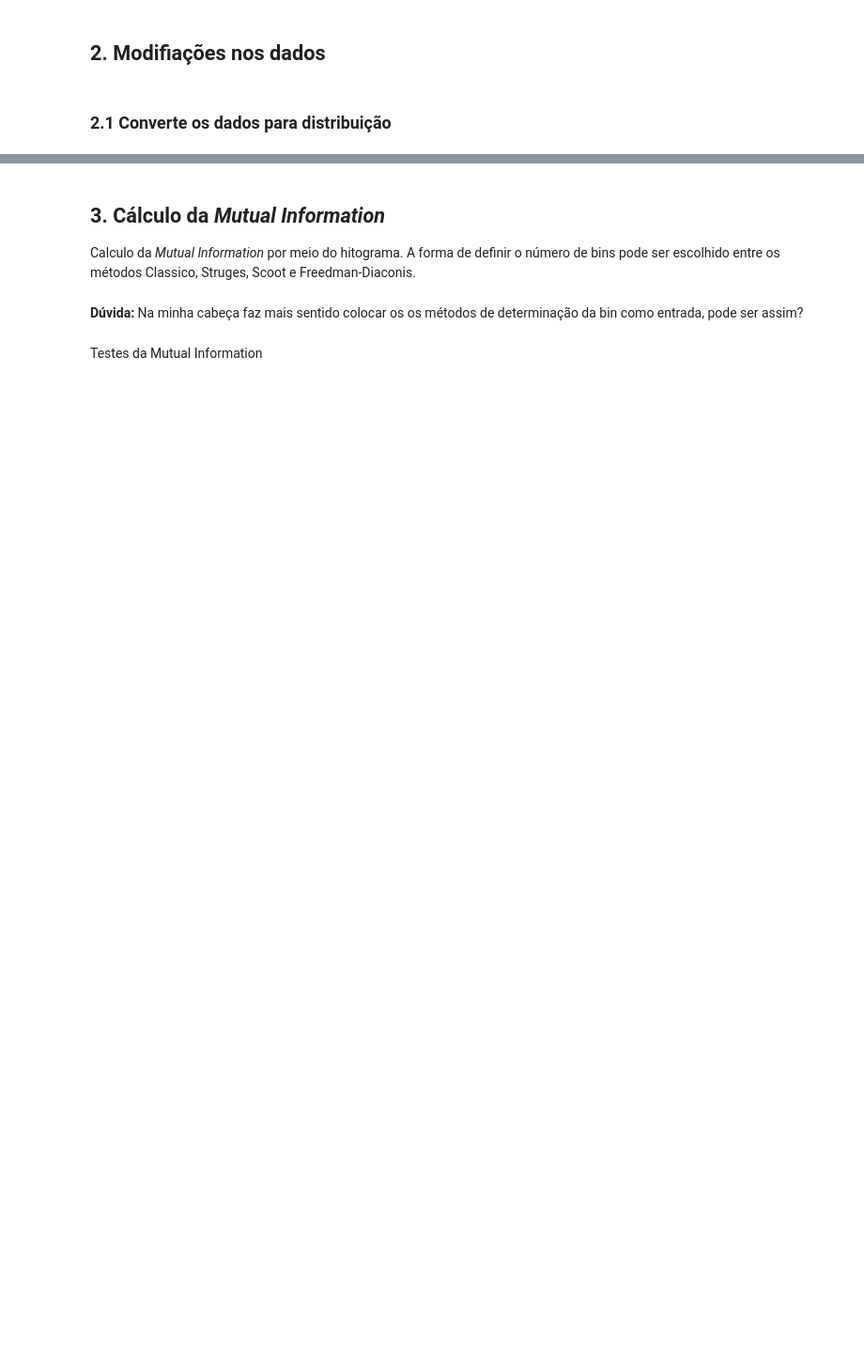
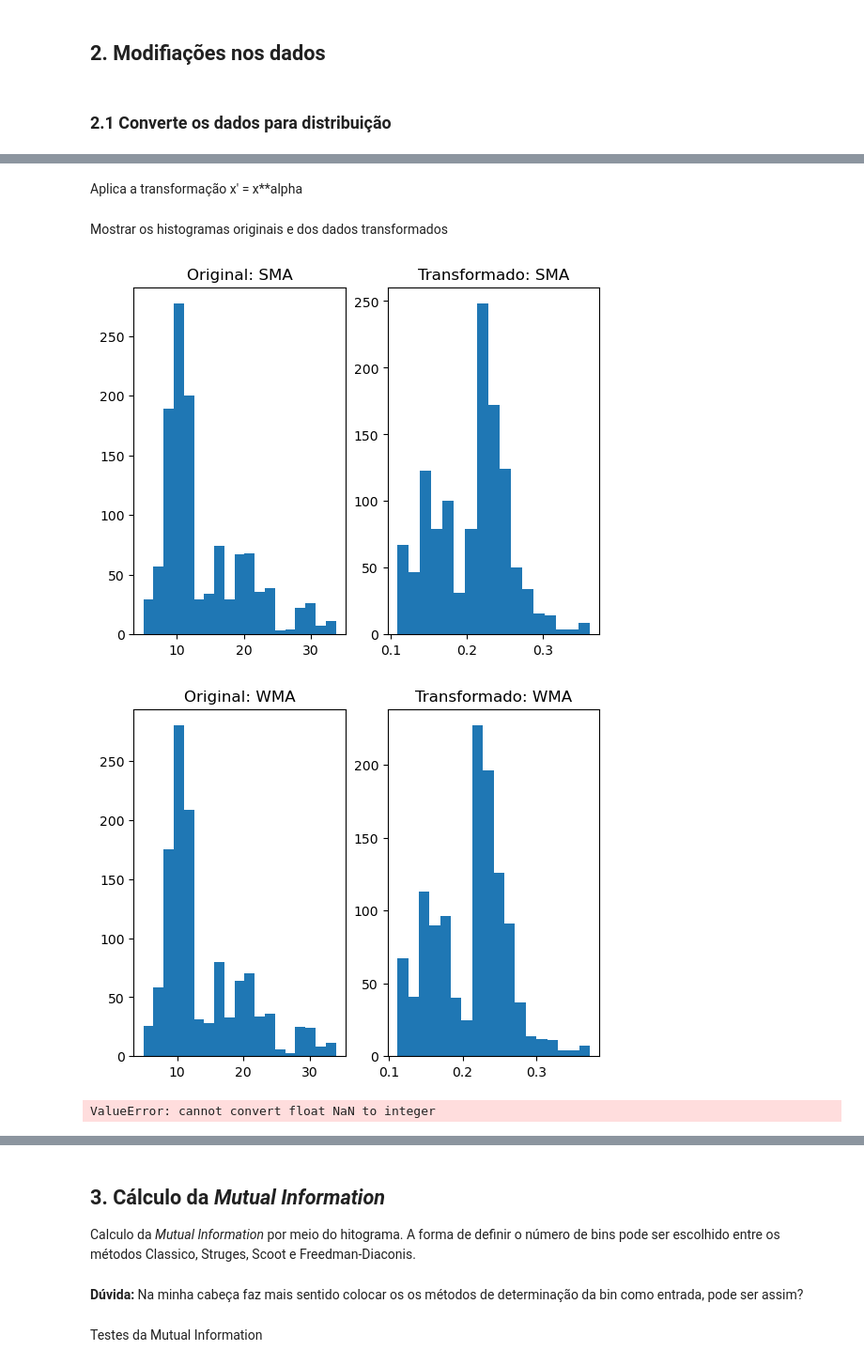
Before and after one commit to c-mmonteiro/t1-algo-feature, a Jupyter notebook: Trabaho1_MI.ipynb, the cells around one changed output, grey strips where cells are left out. Shown: that part at 94% size. Cells and saved outputs as stored; diff of their text form; code cells hidden in the pictures; blank space fills up the shorter version.

Commit message:
começo de transform

```diff
--- a/Trabaho1_MI.ipynb
+++ b/Trabaho1_MI.ipynb
@@ -124,0 +135,26 @@ dados_bins
+# %%
+from scipy.stats import shapiro
+import optuna as opt
+
+opt.logging.set_verbosity(opt.logging.CRITICAL)
+
+def objective(trial, col_idx):
+    col = dados.columns[col_idx]
+    alpha = trial.suggest_float('alpha', -1.0, 1.0)
+    try:
+        dados_transf = dados[col]**alpha
+        if np.any(np.isnan(dados_transf)) or np.any(np.isinf(dados_transf)):
+            return -np.inf  # penaliza soluções inválidas
+        stat, p = shapiro(dados_transf)
+        return stat
+    except Exception:
+        return -np.inf
+
+print(f'    Coluna    | Alfa')
+print('--------------|-------------')
+parametro_alpha_transformacao = []
+for idx in range(len(dados.columns)-1):
+    study = opt.create_study(direction='maximize')
+    study.optimize(lambda trial: objective(trial, idx), n_trials=100, show_progress_bar=False)
+    print(f'{dados.columns[idx].ljust(13)} | {study.best_params["alpha"]:.3f}')
+    parametro_alpha_transformacao.append(study.best_params["alpha"])
@@ -124,0 +174,26 @@ dados_bins
+# %% [markdown]
+Aplica a transformação x' = x**alpha
+# %%
+dados_transformados = pd.DataFrame()
+for idx, col in enumerate(colunas):
+    dados_transformados[col] = dados[col]**parametro_alpha_transformacao[idx]
+# %% [markdown]
+Mostrar os histogramas originais e dos dados transformados
+# %%
+# Exemplo: mostrar histogramas antes e depois da transformação para cada coluna
+import matplotlib.pyplot as plt
+
+for idx in range(len(dados.columns)-1):
+    col = dados.columns[idx]
+
+    plt.subplot(1, 2, 1)
+    plt.hist(dados[col], bins=determina_bins(dados[col]))
+    plt.title(f'Original: {col}')
+    plt.subplot(1, 2, 2)
+    plt.hist(dados_transformados[col], bins=determina_bins(dados_transformados[col]))
+    plt.title(f'Transformado: {col}')
+    plt.show()
+# %% [output]
+[figure, added]
+[figure, added]
+ValueError: cannot convert float NaN to integer
```
Also changed, not shown: parts of 20 cells of this notebook.
